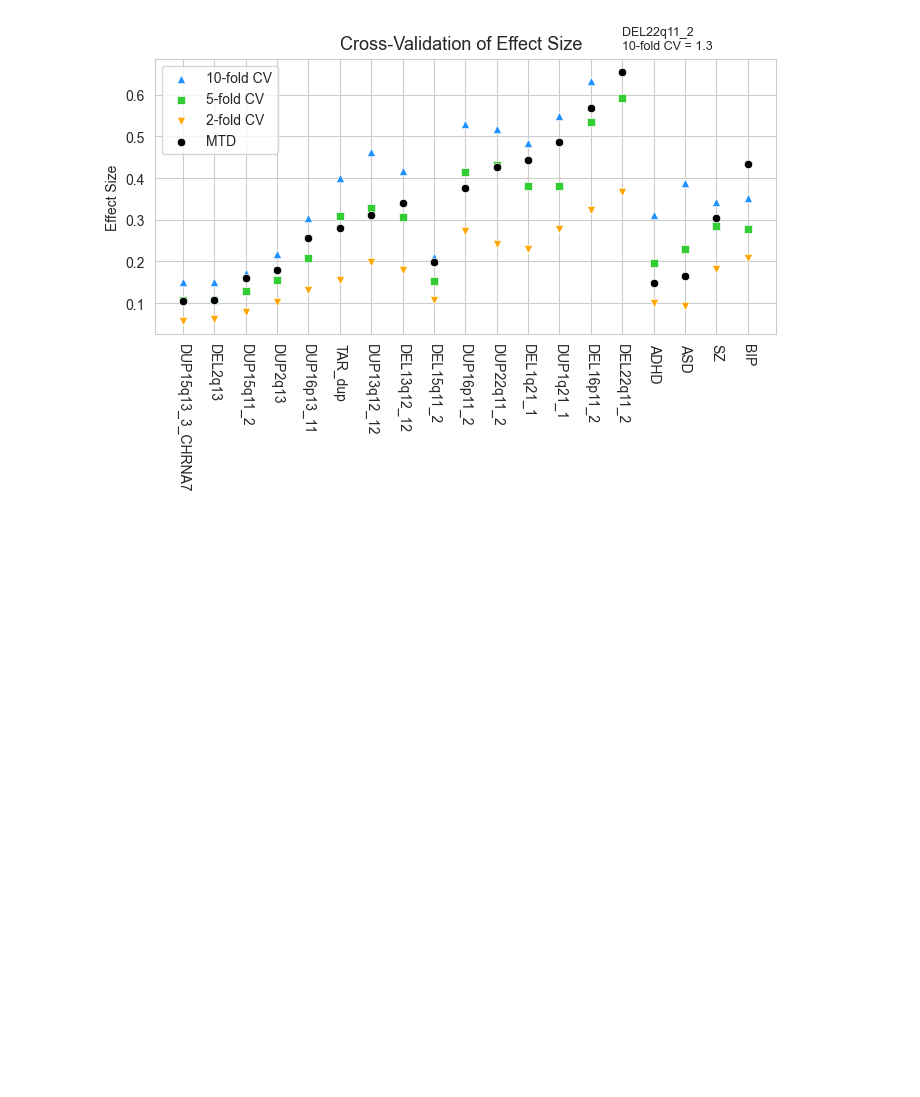
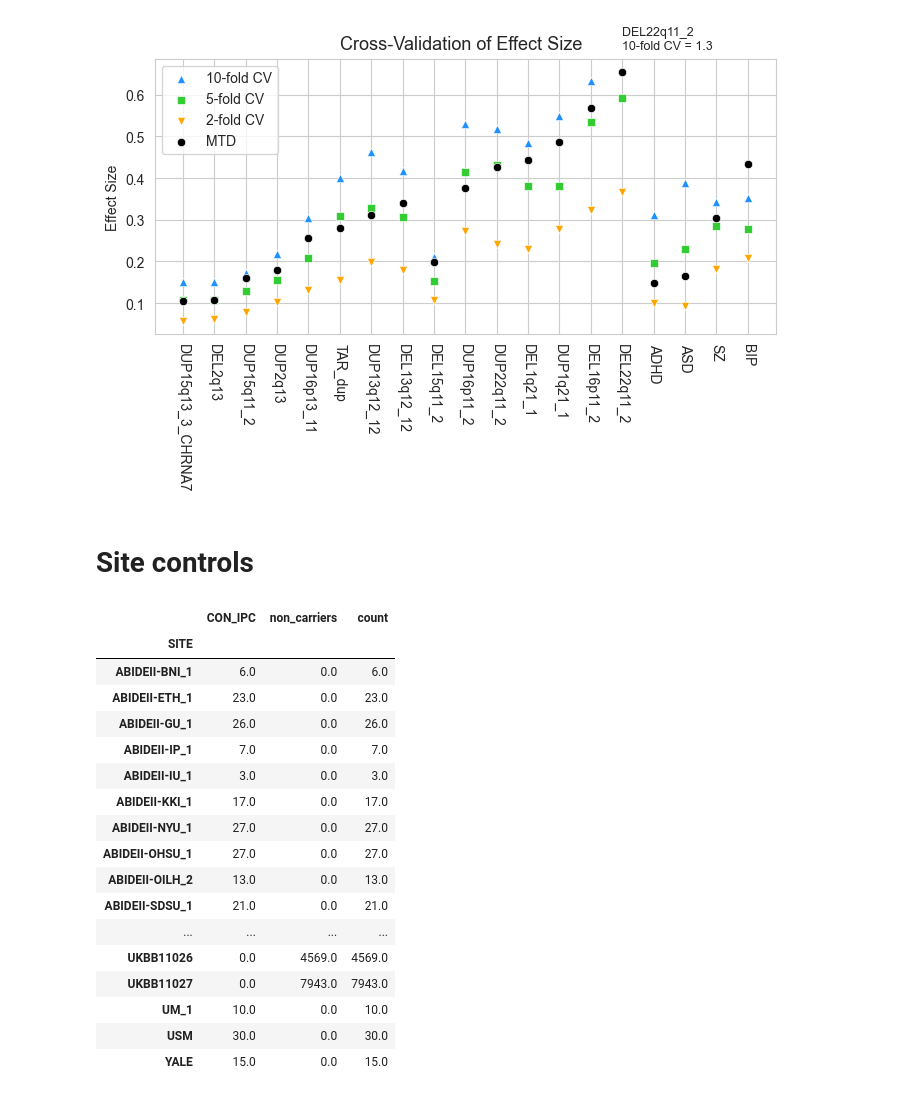
Before and after one commit to harveyaa/neuropsych_mtl, a Jupyter notebook: stats/dataset_exploration.ipynb, the cells around one changed output. Cells and saved outputs as stored; diff of their text form; code cells hidden in the pictures; blank space fills up the shorter version.

Commit message:
added table for site control info

```diff
--- a/stats/dataset_exploration.ipynb
+++ b/stats/dataset_exploration.ipynb
@@ -160,3 +160,29 @@ plt.tight_layout()
 plt.savefig('./results/effect_size_cv.png',dpi=300)
 # %% [output]
 [figure]
+# %% [markdown]
+# Site controls
+# %%
+df = pheno[(pheno['CON_IPC']==1)|(pheno['non_carriers']==1)].groupby('SITE').sum()[['CON_IPC','non_carriers']]
+# %%
+df['count'] = df['CON_IPC'] + df['non_carriers']
+df
+# %% [output]
+|  | CON_IPC | non_carriers | count |
+| SITE |  |  |  |
+| ABIDEII-BNI_1 | 6.0 | 0.0 | 6.0 |
+| ABIDEII-ETH_1 | 23.0 | 0.0 | 23.0 |
+| ABIDEII-GU_1 | 26.0 | 0.0 | 26.0 |
+| ABIDEII-IP_1 | 7.0 | 0.0 | 7.0 |
+| ABIDEII-IU_1 | 3.0 | 0.0 | 3.0 |
+| ABIDEII-KKI_1 | 17.0 | 0.0 | 17.0 |
+| ABIDEII-NYU_1 | 27.0 | 0.0 | 27.0 |
+| ABIDEII-OHSU_1 | 27.0 | 0.0 | 27.0 |
+| ABIDEII-OILH_2 | 13.0 | 0.0 | 13.0 |
+| ABIDEII-SDSU_1 | 21.0 | 0.0 | 21.0 |
+| ... | ... | ... | ... |
+| UKBB11026 | 0.0 | 4569.0 | 4569.0 |
+| UKBB11027 | 0.0 | 7943.0 | 7943.0 |
+| UM_1 | 10.0 | 0.0 | 10.0 |
+| USM | 30.0 | 0.0 | 30.0 |
+| YALE | 15.0 | 0.0 | 15.0 |
```
Also changed, not shown: parts of 8 cells of this notebook.
